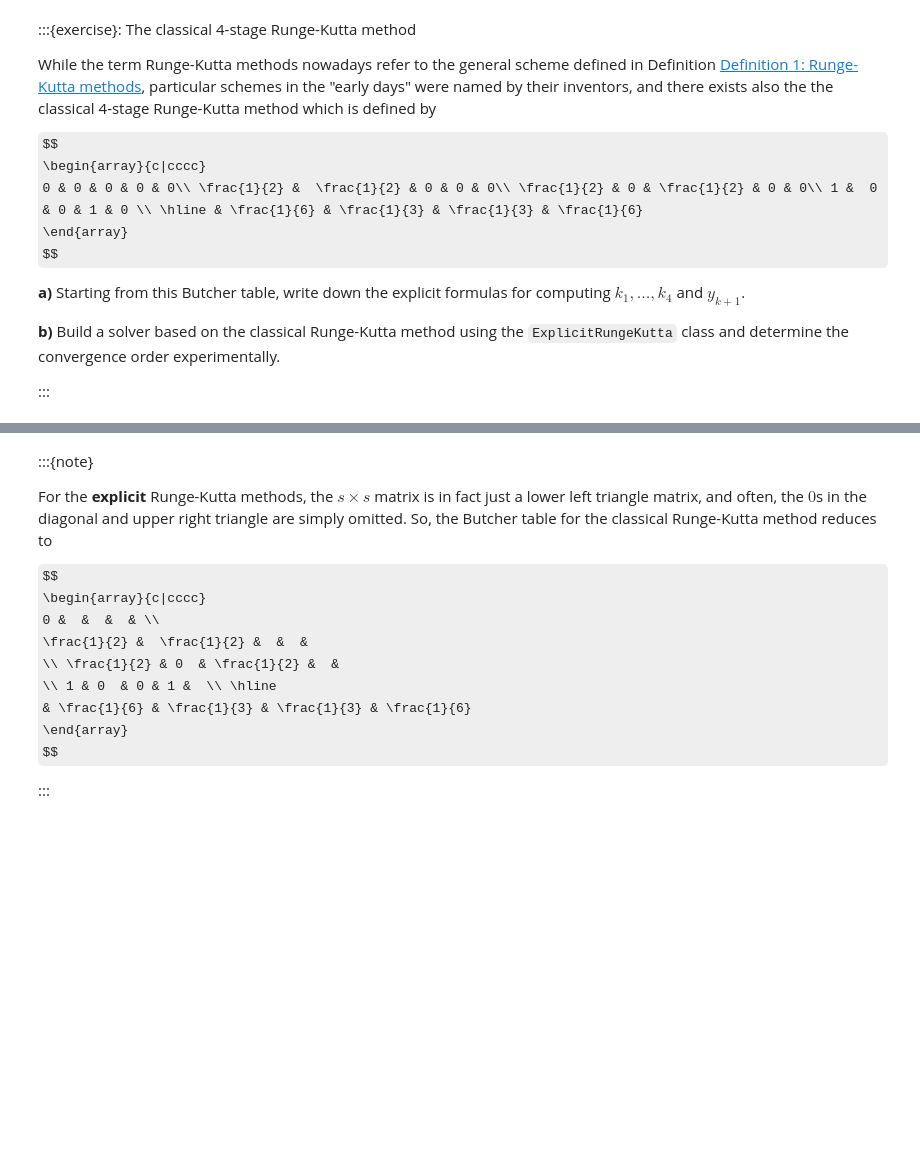
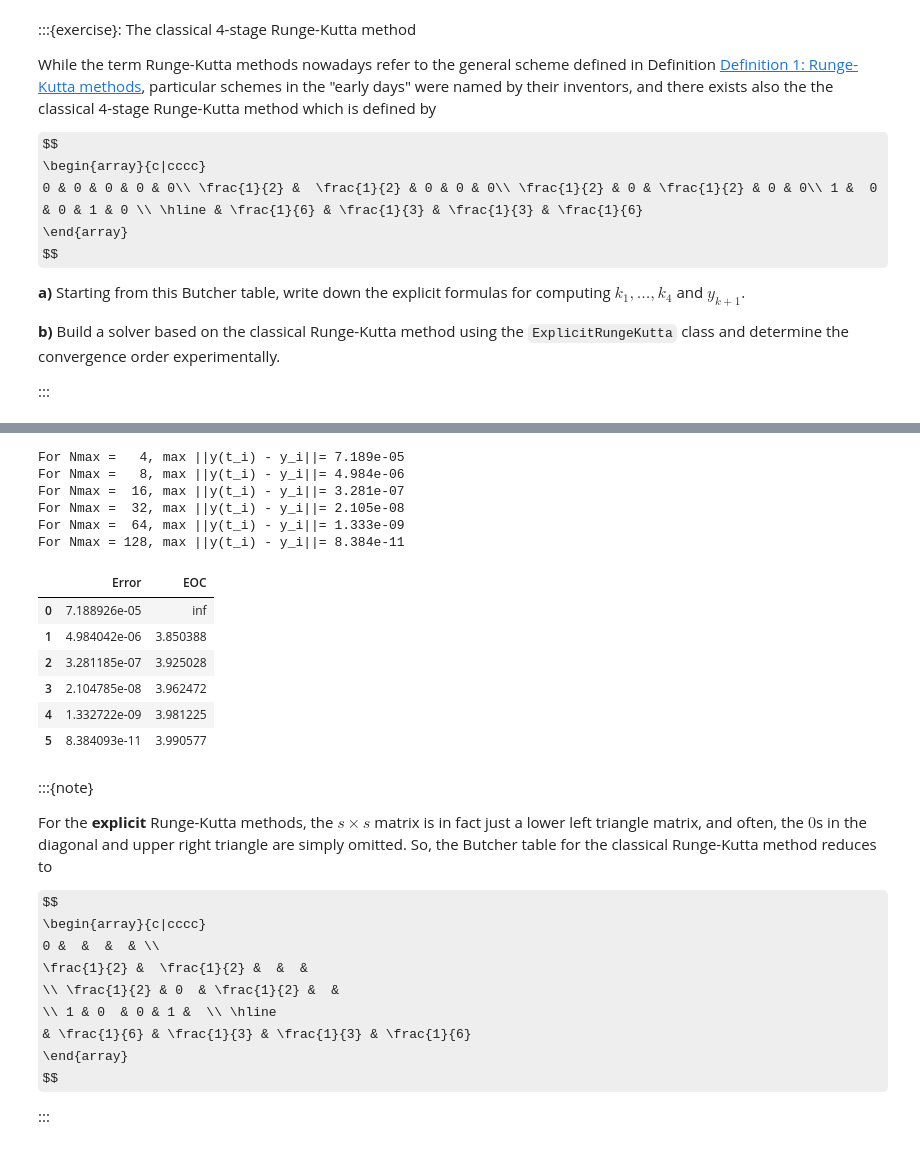
Before and after one commit to solniva/TMA4320_ScientificComputationNotes, a Jupyter notebook: chapter_ode/RungeKuttaNuMeODE.ipynb, the cells around one changed output, grey strips where cells are left out. Drawn from its saved outputs; the diff is of its cells as text; code cells hidden in the pictures; some formulas as TeX source; blank space fills up the shorter version.

```diff
--- a/chapter_ode/RungeKuttaNuMeODE.ipynb
+++ b/chapter_ode/RungeKuttaNuMeODE.ipynb
@@ -639,3 +666,23 @@ and determine the convergence order experimentally.
+# %%
+# Run an EOC test
+Nmax_list = [4, 8, 16, 32, 64, 128]
+errs, eocs = compute_eoc(y0, t0, T, f, Nmax_list, rk4, y_ex)
+table = pd.DataFrame({'Error': errs, 'EOC' : eocs})
+display(table)
+# %% [output]
+For Nmax =   4, max ||y(t_i) - y_i||= 7.189e-05
+For Nmax =   8, max ||y(t_i) - y_i||= 4.984e-06
+For Nmax =  16, max ||y(t_i) - y_i||= 3.281e-07
+For Nmax =  32, max ||y(t_i) - y_i||= 2.105e-08
+For Nmax =  64, max ||y(t_i) - y_i||= 1.333e-09
+For Nmax = 128, max ||y(t_i) - y_i||= 8.384e-11
+|  | Error | EOC |
+| 0 | 7.188926e-05 | inf |
+| 1 | 4.984042e-06 | 3.850388 |
+| 2 | 3.281185e-07 | 3.925028 |
+| 3 | 2.104785e-08 | 3.962472 |
+| 4 | 1.332722e-09 | 3.981225 |
+| 5 | 8.384093e-11 | 3.990577 |
 # %% [markdown]
 :::{note}
 
```
Also changed, not shown: parts of 2 cells of this notebook, 3 other files.
